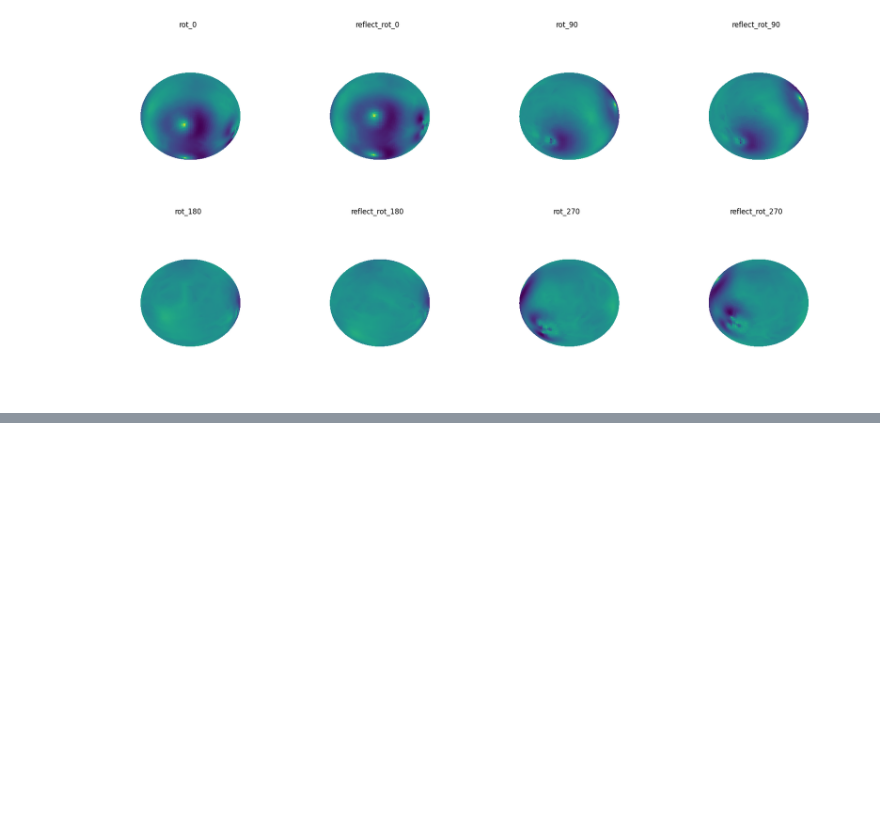
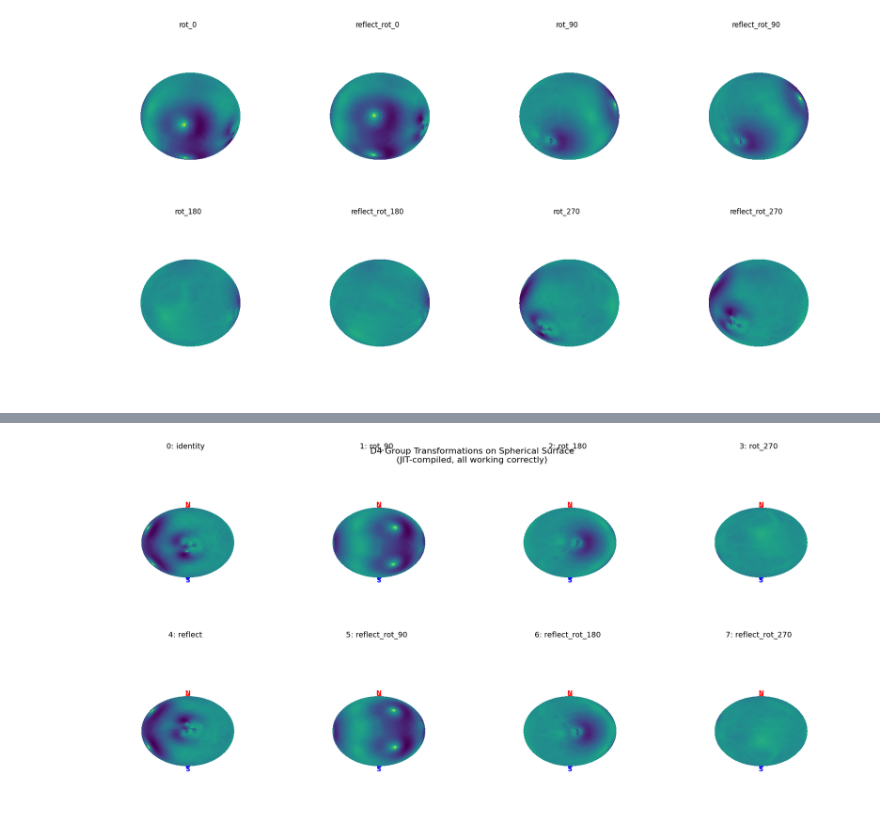
Before and after one commit to rick-ali/neural-isometries, a Jupyter notebook: visualise.ipynb, the cells around one changed output, grey strips where cells are left out. Saved outputs shown, nothing was run; the diff lists cells and outputs as text; code cells hidden in the pictures; blank space fills up the shorter version.

```diff
--- a/visualise.ipynb
+++ b/visualise.ipynb
@@ -381 +391,80 @@ plt.show()
 [figure]
+# %%
+# 3D Spherical Visualization of JIT-compiled D4 Augmentations
+print(f"\n" + "="*60)
+print("3D SPHERICAL VISUALIZATION OF D4 AUGMENTATIONS")
+print("="*60)
+
+import importlib
+import utils.augmentations
+importlib.reload(utils.augmentations)
+from utils.augmentations import d4_shrec_augment, d4_transformation_names
+
+# Prepare test data
+test_sample = data[0:1]  # (1, H, W, C) - first augmentation from the loaded data
+original = test_sample[0, ..., 0]  # (H, W) - first channel for visualization
+
+# Get all 8 D4 transformations using our JIT-compiled function
+all_d4_indices = list(range(8))
+d4_batch = test_sample.repeat(8, axis=0)  # (8, H, W, C)
+all_d4_results = d4_shrec_augment(d4_batch, all_d4_indices)
+
+# Extract first channel for visualization
+d4_results_2d = [all_d4_results[i, ..., 0] for i in range(8)]
+
+# Create the 3D visualization
+fig = plt.figure(figsize=(20, 10))
+
+# D4 transformation names for titles
+d4_names = d4_transformation_names()
+
+for i in range(8):
+    ax = fig.add_subplot(2, 4, i+1, projection='3d')
+
+    # Get the transformed data
+    x_transformed = d4_results_2d[i]
+
+    # Normalize for colormap
+    x_norm = (x_transformed - x_transformed.min()) / (x_transformed.max() - x_transformed.min())
+
+    # Plot the surface with the transformed data as colors
+    surf = ax.plot_surface(X, Y, Z,
+                          facecolors=plt.cm.viridis(x_norm),
+                          rstride=1, cstride=1,
+                          antialiased=False, shade=False)
+
+    # Mark north pole (0,0,1) and south pole (0,0,-1)
+    ax.scatter([0], [0], [1], color='red', s=60, alpha=0.8)
+    ax.scatter([0], [0], [-1], color='blue', s=60, alpha=0.8)
+    ax.text(0, 0, 1.1, 'N', color='red', fontsize=12, ha='center', va='center', weight='bold')
+    ax.text(0, 0, -1.1, 'S', color='blue', fontsize=12, ha='center', va='center', weight='bold')
+
+    # Set title and styling
+    ax.set_title(f'{i}: {d4_names[i]}', fontsize=14, pad=20)
+    ax.set_axis_off()
+
+    # Set view angle - side view to see equator edge-on
+    ax.view_init(elev=0, azim=0)
+
+    # Make the sphere a bit smaller for better layout
+    ax.set_xlim([-1.2, 1.2])
+    ax.set_ylim([-1.2, 1.2])
+    ax.set_zlim([-1.2, 1.2])
+
+plt.tight_layout()
+plt.suptitle('D4 Group Transformations on Spherical Surface\n(JIT-compiled, all working correctly)',
+             fontsize=16, y=0.98)
+plt.show()
+
+# Show statistics for verification
+print(f"\nVerification - All transformations should have consistent statistics:")
+for i in range(8):
+    x_t = d4_results_2d[i]
+    print(f"{i}: {d4_names[i]:20} - mean: {np.mean(x_t):.4f}, std: {np.std(x_t):.4f}, "
+          f"min: {np.min(x_t):.4f}, max: {np.max(x_t):.4f}")
+
+# Compare with original
+orig_stats = f"Original:            - mean: {np.mean(original):.4f}, std: {np.std(original):.4f}, min: {np.min(original):.4f}, max: {np.max(original):.4f}"
+print(f"\n{orig_stats}")
+print(f"✅ All transformations preserve the original data statistics (rotation/reflection invariant)")
+# %% [output]
@@ -381,0 +474 @@ plt.show()
+[figure, added]
```
Also changed, not shown: parts of 5 cells of this notebook, 3 other files.
